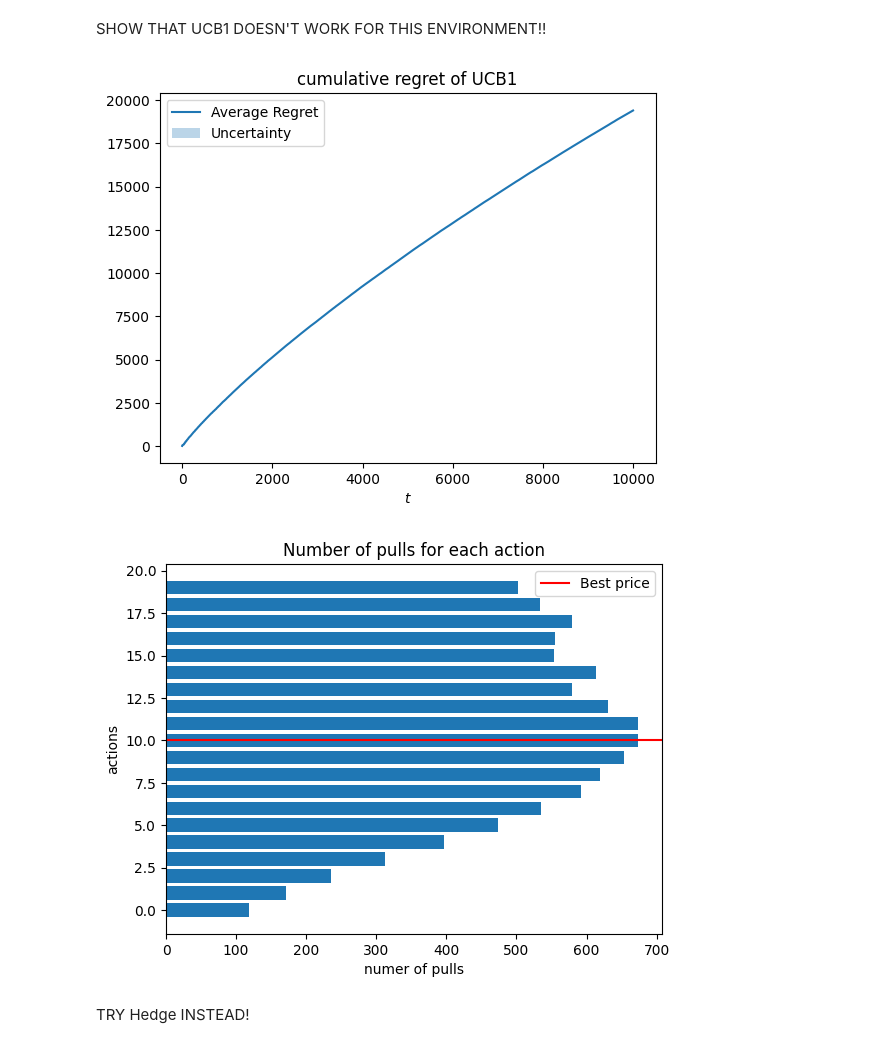
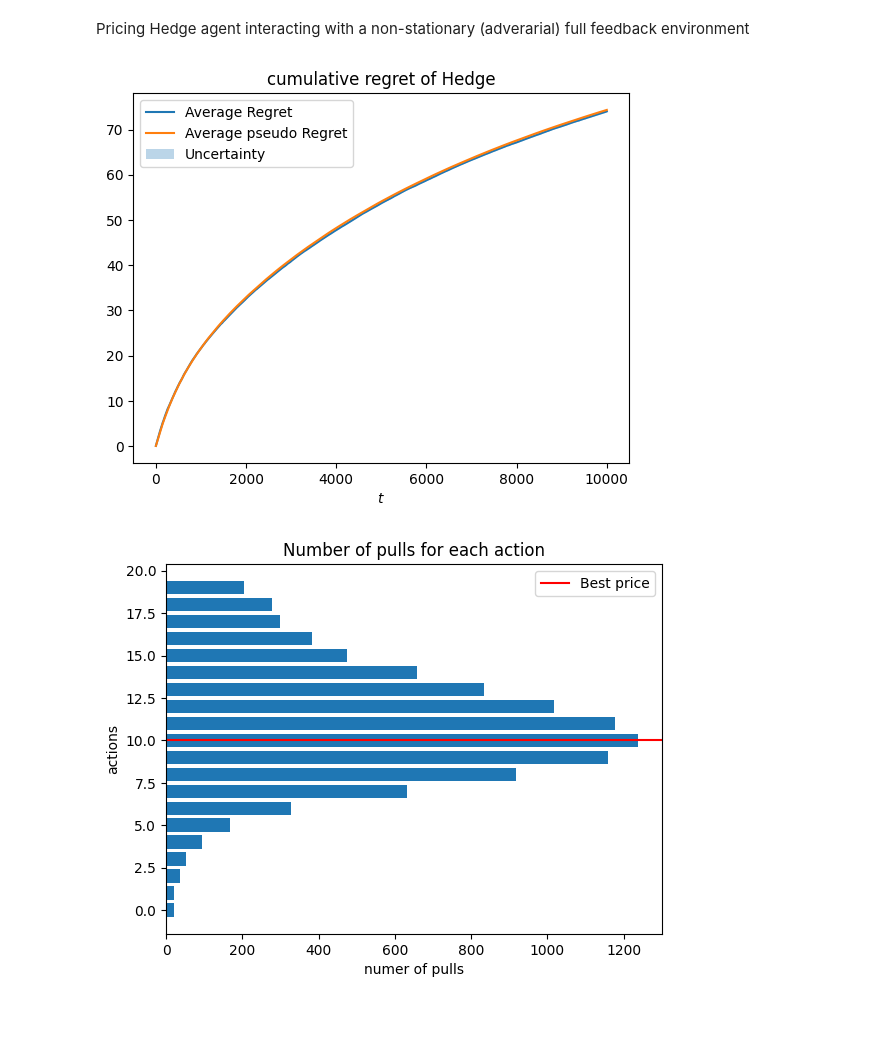
Before and after one commit to manuu1311/OLA-project, a Jupyter notebook: Deliverables/Requirement2/test_pricing.ipynb, the cells around one changed output. Drawn from its saved outputs; the diff is of its cells as text; code cells hidden in the pictures; blank space fills up the shorter version.

Commit message:
first implementation of hedge agent for pricing (req.2) achieves decent results

```diff
--- a/Deliverables/Requirement2/test_pricing.ipynb
+++ b/Deliverables/Requirement2/test_pricing.ipynb
@@ -1,8 +1,8 @@
-# %% [markdown]
-SHOW THAT UCB1 DOESN'T WORK FOR THIS ENVIRONMENT!!
+# %% [markdown]
+Pricing Hedge agent interacting with a non-stationary (adverarial) full feedback environment
 # %%
 from pricing_environment import PricingEnvironment
-from pricing import UCB1PricingAgent
+from bidding import HedgeAgent
 from Demand_curve_generator import Demand_curve_generator as demand
 
 from matplotlib import pyplot as plt
@@ -11,15 +11,19 @@ import warnings
 warnings.filterwarnings("ignore")
 
 
-n_trials = 100
+n_trials = 50
 
 regret_per_trial = []
+pseudo_regret_per_trial = []
 
 for seed in range(n_trials):
+    np.random.seed(seed)
     T = 10000 # number of days
     epsilon = T**(-0.33)
     K =  int(1/epsilon)# number of actions (see theory for the choice of K)
     n_customers = 100 #this would depend on advertising step
+    learning_rate = np.sqrt(np.log(K)/T)
+
 
     prices = np.linspace(0,1,K) # 100 actions
     cost = 0.1 #To be chosen
@@ -32,59 +36,67 @@ for seed in range(n_trials):
     maximum_profit = reward_function(max(prices), n_customers) # the maximum possible reward is selling at the maximum price to every possible customer
 
 
-    profit_curve = []
+    loss_profit_curve = []
     for t in range(T):
-        profit_curve.append(reward_function(prices, n_customers*conversion_rates[t](prices)))
-    profit_curve = np.array(profit_curve)
-    summed_profits = np.sum(profit_curve, axis=0)
-    best_price_index = np.argmax(summed_profits)
+        loss_profit_curve.append([(1-(price-cost)*conversion_rates[t](price)) for price in prices])
+    loss_profit_curve = np.array(loss_profit_curve)
+    summed_losses = np.sum(loss_profit_curve, axis=0)
+    best_price_index = np.argmin(summed_losses)
     best_price = prices[best_price_index]
-    expected_clairvoyant_rewards = profit_curve[:,best_price_index]
+    expected_clairvoyant_losses = loss_profit_curve[:,best_price_index]
 
     np.random.seed(seed)
-    env = PricingEnvironment(conversion_probability=conversion_rates, cost=cost)
-    Hedge_agent = UCB1PricingAgent(K, T, range=maximum_profit) #TODO I think we should use an adverarial regret minimizer here like exp3!!!
+    env = PricingEnvironment(conversion_probability=conversion_rates, cost=cost, prices=prices)
+    Hedge_agent = HedgeAgent(K, learning_rate)
 
     agent_losses = np.array([])
+    expected_agent_losses = np.array([])
+
 
     for t in range(T):
         pi_t = Hedge_agent.pull_arm() ## the agent returns the index!!
         p_t = prices[pi_t] # I get the actual price
-        d_t, r_t = env.round(p_t, n_customers, t)# modified envirnment function!!!
-        Hedge_agent.update(r_t)
+        l_t, r_t, d_t = env.round(p_t, n_customers, t)
+        Hedge_agent.update(l_t)
 
-        agent_losses = np.append(agent_losses, r_t)
+        agent_losses = np.append(agent_losses, l_t[pi_t])
+        expected_agent_losses = np.append(expected_agent_losses, np.dot(l_t, Hedge_agent.x_t))
 
-    cumulative_regret = np.cumsum(expected_clairvoyant_rewards-agent_losses)
+
+    cumulative_regret = np.cumsum(agent_losses-expected_clairvoyant_losses)
+    cumulative_pseudo_regret = np.cumsum(expected_agent_losses-expected_clairvoyant_losses)
+
     regret_per_trial.append(cumulative_regret)
+    pseudo_regret_per_trial.append(cumulative_pseudo_regret)
 
 regret_per_trial = np.array(regret_per_trial)
+pseudo_regret_per_trial = np.array(pseudo_regret_per_trial)
 
 average_regret = regret_per_trial.mean(axis=0)
 regret_sd = regret_per_trial.std(axis=0)
+average_pseudo_regret = pseudo_regret_per_trial.mean(axis=0)
+pseudo_regret_std = pseudo_regret_per_trial.std(axis=0)
 
 plt.plot(np.arange(T), average_regret, label='Average Regret')
-plt.title('cumulative regret of UCB1')
+plt.plot(np.arange(T), average_pseudo_regret, label='Average pseudo Regret')
+plt.title('cumulative regret of Hedge')
 plt.fill_between(np.arange(T),
                 average_regret-regret_sd/np.sqrt(n_trials),
                 average_regret+regret_sd/np.sqrt(n_trials),
                 alpha=0.3,
                 label='Uncertainty')
-#plt.plot((0,T-1), (average_regret[0], average_regret[-1]), 'ro', linestyle="--")
 plt.xlabel('$t$')
 plt.legend()
 plt.show()
 
 plt.figure()
 plt.barh(np.arange(K), Hedge_agent.N_pulls)
 plt.axhline(best_price_index, color='red', label='Best price')
 plt.ylabel('actions')
 plt.xlabel('numer of pulls')
 plt.legend()
 plt.title('Number of pulls for each action')
 plt.show();
 # %% [output]
-[figure, old version]
+[figure, new version]
-[figure, old version]
+[figure, new version]
-# %% [markdown]
-TRY Hedge INSTEAD!
```
Also changed, not shown: parts of 1 cell of this notebook.
